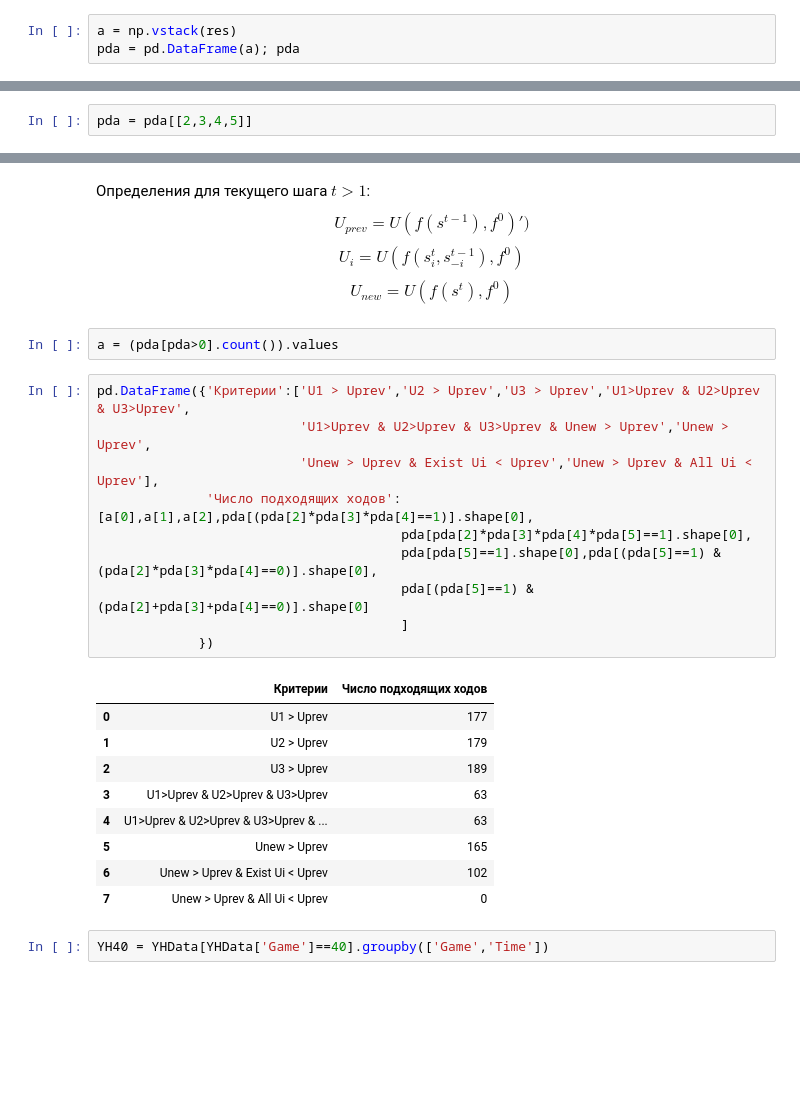
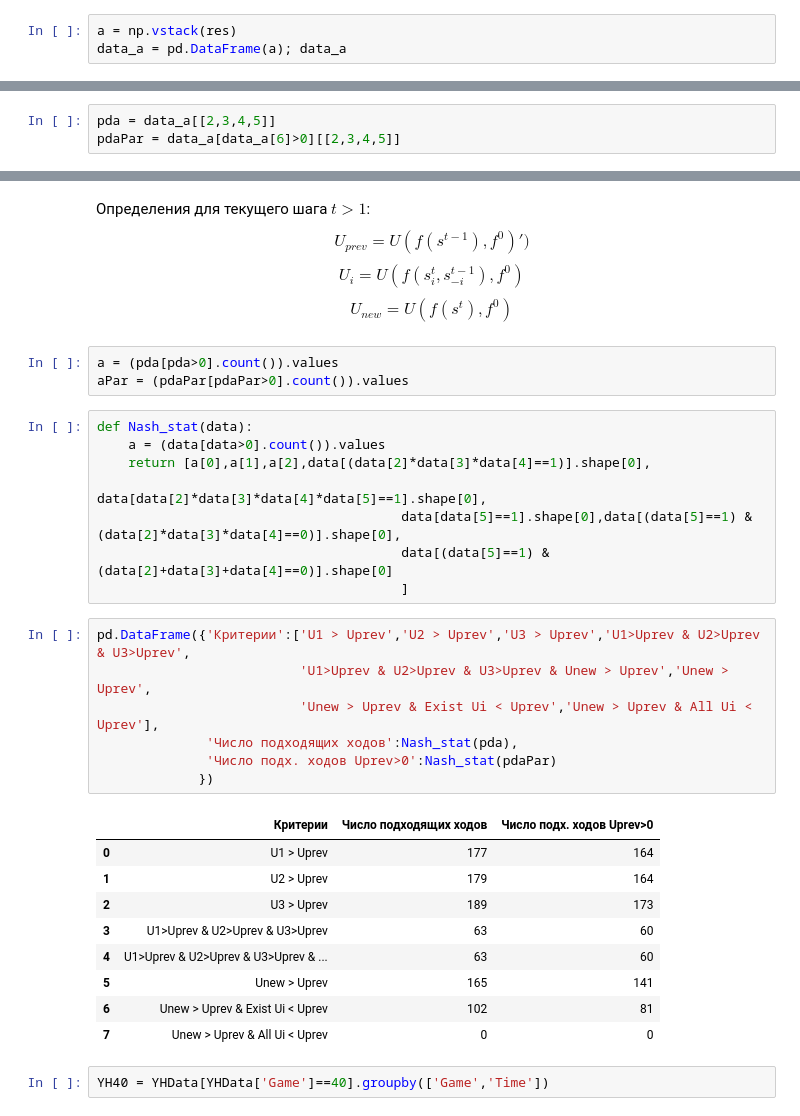
Before and after one commit to moskvo/Nash-Bargaining-ResAlloc, a Jupyter notebook: Nash bargaining.ipynb, the cells around one changed output, grey strips where cells are left out. Cells and saved outputs as stored; diff of their text form; blank space fills up the shorter version.

Commit message:
Add files via upload
del steps with Uprev <= 0

```diff
--- a/Nash bargaining.ipynb
+++ b/Nash bargaining.ipynb
@@ -168,7 +168,7 @@ for name,group in YHg:
     #print(name,prev['Gain'])
 # %%
 a = np.vstack(res)
-pda = pd.DataFrame(a); pda
+data_a = pd.DataFrame(a); data_a
 # %% [output]
 |  | 0 | 1 | 2 | 3 | 4 | 5 | 6 | 7 | 8 | 9 | 10 |
 | 0 | 40.0 | 2.0 | 1.0 | 0.0 | 0.0 | 1.0 | 0.166445 | 0.182068 | 0.166445 | 0.166445 | 0.182068 |
@@ -189,7 +189,8 @@ pda = pd.DataFrame(a); pda
 | 330 | 94.0 | 20.0 | 0.0 | 0.0 | 1.0 | 0.0 | 16.049603 | 15.751435 | 14.440058 | 17.273399 | 15.311141 |
 331 rows × 11 columns
 # %%
-pda = pda[[2,3,4,5]]
+pda = data_a[[2,3,4,5]]
+pdaPar = data_a[data_a[6]>0][[2,3,4,5]]
 # %% [markdown]
 ## YH
 # %% [markdown]
@@ -205,26 +206,32 @@ $$ U_i =U(f(s_i^t,s_{-i}^{t-1}),f^0) $$
 $$ U_{new}=U(f(s^t),f^0) $$
 # %%
 a = (pda[pda>0].count()).values
+aPar = (pdaPar[pdaPar>0].count()).values
+# %%
+def Nash_stat(data):
+    a = (data[data>0].count()).values
+    return [a[0],a[1],a[2],data[(data[2]*data[3]*data[4]==1)].shape[0],
+                                       data[data[2]*data[3]*data[4]*data[5]==1].shape[0],
+                                       data[data[5]==1].shape[0],data[(data[5]==1) & (data[2]*data[3]*data[4]==0)].shape[0],
+                                       data[(data[5]==1) & (data[2]+data[3]+data[4]==0)].shape[0]
+                                       ]
 # %%
 pd.DataFrame({'Критерии':['U1 > Uprev','U2 > Uprev','U3 > Uprev','U1>Uprev & U2>Uprev & U3>Uprev',
                           'U1>Uprev & U2>Uprev & U3>Uprev & Unew > Uprev','Unew > Uprev',
                           'Unew > Uprev & Exist Ui < Uprev','Unew > Uprev & All Ui < Uprev'],
-              'Число подходящих ходов':[a[0],a[1],a[2],pda[(pda[2]*pda[3]*pda[4]==1)].shape[0],
-                                       pda[pda[2]*pda[3]*pda[4]*pda[5]==1].shape[0],
-                                       pda[pda[5]==1].shape[0],pda[(pda[5]==1) & (pda[2]*pda[3]*pda[4]==0)].shape[0],
-                                       pda[(pda[5]==1) & (pda[2]+pda[3]+pda[4]==0)].shape[0]
-                                       ]
+              'Число подходящих ходов':Nash_stat(pda),
+              'Число подх. ходов Uprev>0':Nash_stat(pdaPar)
              })
 # %% [output]
-|  | Критерии | Число подходящих ходов |
-| 0 | U1 > Uprev | 177 |
-| 1 | U2 > Uprev | 179 |
-| 2 | U3 > Uprev | 189 |
-| 3 | U1>Uprev & U2>Uprev & U3>Uprev | 63 |
-| 4 | U1>Uprev & U2>Uprev & U3>Uprev & ... | 63 |
-| 5 | Unew > Uprev | 165 |
-| 6 | Unew > Uprev & Exist Ui < Uprev | 102 |
-| 7 | Unew > Uprev & All Ui < Uprev | 0 |
+|  | Критерии | Число подходящих ходов | Число подх. ходов Uprev>0 |
+| 0 | U1 > Uprev | 177 | 164 |
+| 1 | U2 > Uprev | 179 | 164 |
+| 2 | U3 > Uprev | 189 | 173 |
+| 3 | U1>Uprev & U2>Uprev & U3>Uprev | 63 | 60 |
+| 4 | U1>Uprev & U2>Uprev & U3>Uprev & ... | 63 | 60 |
+| 5 | Unew > Uprev | 165 | 141 |
+| 6 | Unew > Uprev & Exist Ui < Uprev | 102 | 81 |
+| 7 | Unew > Uprev & All Ui < Uprev | 0 | 0 |
 # %%
 YH40 = YHData[YHData['Game']==40].groupby(['Game','Time'])
 # %%
```
Also changed, not shown: parts of 3 cells of this notebook.
